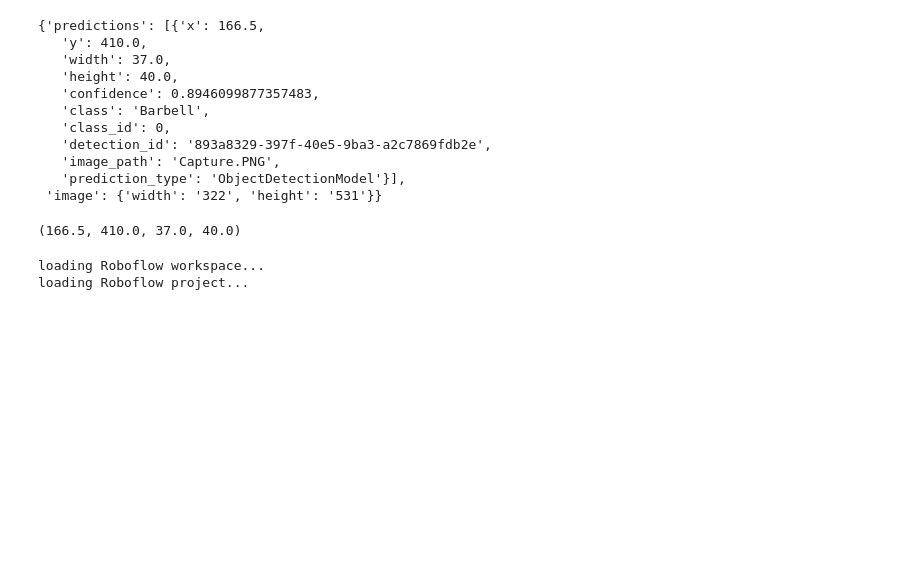
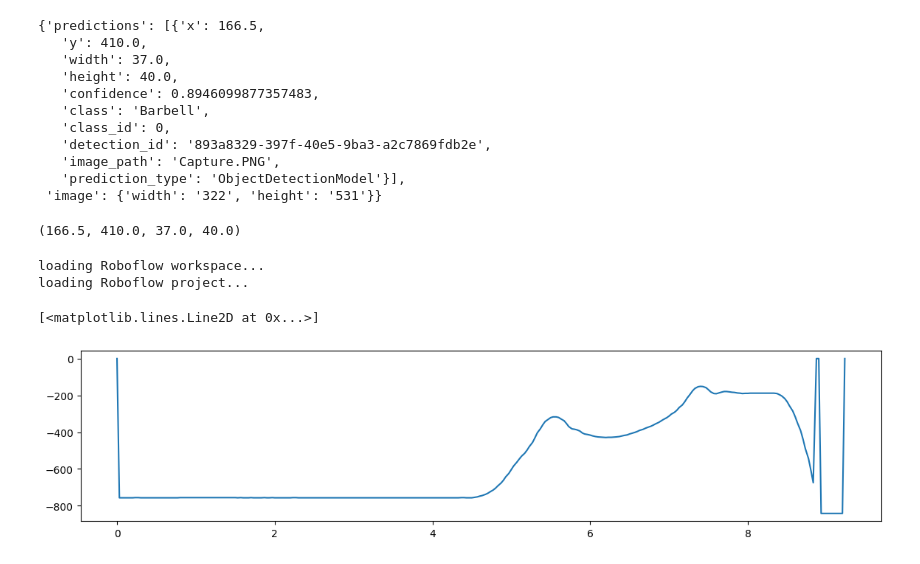
Before and after one commit to cmurga95/sports-performance, a Jupyter notebook: bar-path-analysis/roboflow-trained.ipynb, the cells around one changed output. Cells and saved outputs as stored; diff of their text form; code cells hidden in the pictures; blank space fills up the shorter version.

```diff
--- a/bar-path-analysis/roboflow-trained.ipynb
+++ b/bar-path-analysis/roboflow-trained.ipynb
@@ -124,11 +179,17 @@ loading Roboflow project...
+# %%
+def save_frame(frame_count, fps, frame_time_seconds, frame):
+    if round(frame_count % fps) < 0.1:
+            # Save frame to output folder
+            cv2.imwrite(f'showcase_imgs/frame_{frame_count // fps}.jpg', frame)
 # %%
 # Set the desired window size
 cv2.namedWindow('Video', cv2.WINDOW_NORMAL)  # Set window to allow resizing
 # cv2.resizeWindow('Video', 640, 1000)  # Set initial window size
 
 # Check if the video opened successfully
+# output_video_path = r'C:\Users\COMPUBROTHER\Documents\DATA_ANALYTICS\Projects\sports-performance\bar-path-analysis\files/resized_video-pwrclean185pr.mp4'  # Output file in MP4 format
 
-fps = cap.get(cv2.CAP_PROP_FPS)
+cap = cv2.VideoCapture(video_path)
 frame_count = 0
 
 ret, frame = cap.read()
@@ -138,14 +199,14 @@ bar_path = {}
 center_points = []
 
 # Get input video properties
-input_fps = cap.get(cv2.CAP_PROP_FPS)
-
 frame_width = int(cap.get(cv2.CAP_PROP_FRAME_WIDTH))
 frame_height = int(cap.get(cv2.CAP_PROP_FRAME_HEIGHT))
+fps = cap.get(cv2.CAP_PROP_FPS)
 
 # Define the codec and create a VideoWriter object
 fourcc = cv2.VideoWriter_fourcc(*'mp4v')  # H.264 codec
-out = cv2.VideoWriter('annotated_video.mp4', fourcc, input_fps, (frame_width, frame_height))
+
+out = cv2.VideoWriter('annotated_video2.mp4', fourcc, fps, (frame_width, frame_height))
 
 
 if not cap.isOpened():
@@ -215,6 +276,7 @@ while cap.isOpened():
 
         cv2.imshow("Video", img)
         out.write(img)
+        save_frame(frame_count, fps, frame_time_seconds, img)
 
     # Exit loop if 'q' is pressed
         if cv2.waitKey(25) & 0xFF == ord('q'):
@@ -231,3 +293,20 @@ while cap.isOpened():
 
 cap.release()
 cv2.destroyAllWindows()
+# %%
+import pandas as pd
+df_bar_path = pd.DataFrame(bar_path).T
+# %%
+df_bar_path = df_bar_path.rename_axis('time').reset_index()
+# %%
+import matplotlib.pyplot as plt
+
+fig, axes = plt.subplots(1, 1, figsize = (14, 3))
+
+x = df_bar_path['time']
+y = df_bar_path[1]
+
+plt.plot(x, -y)
+# %% [output]
+[<matplotlib.lines.Line2D at 0x...>]
+[figure, added]
```
Also changed, not shown: parts of 4 cells of this notebook, 14 other files.
